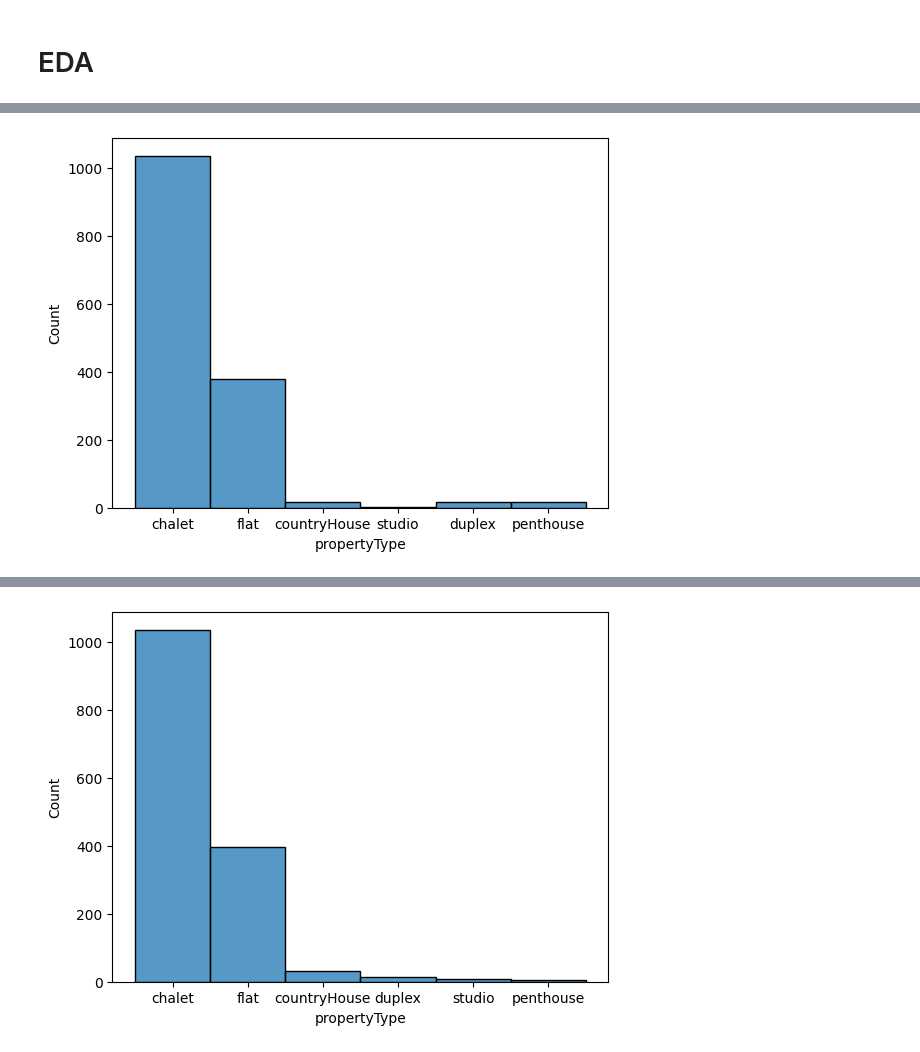
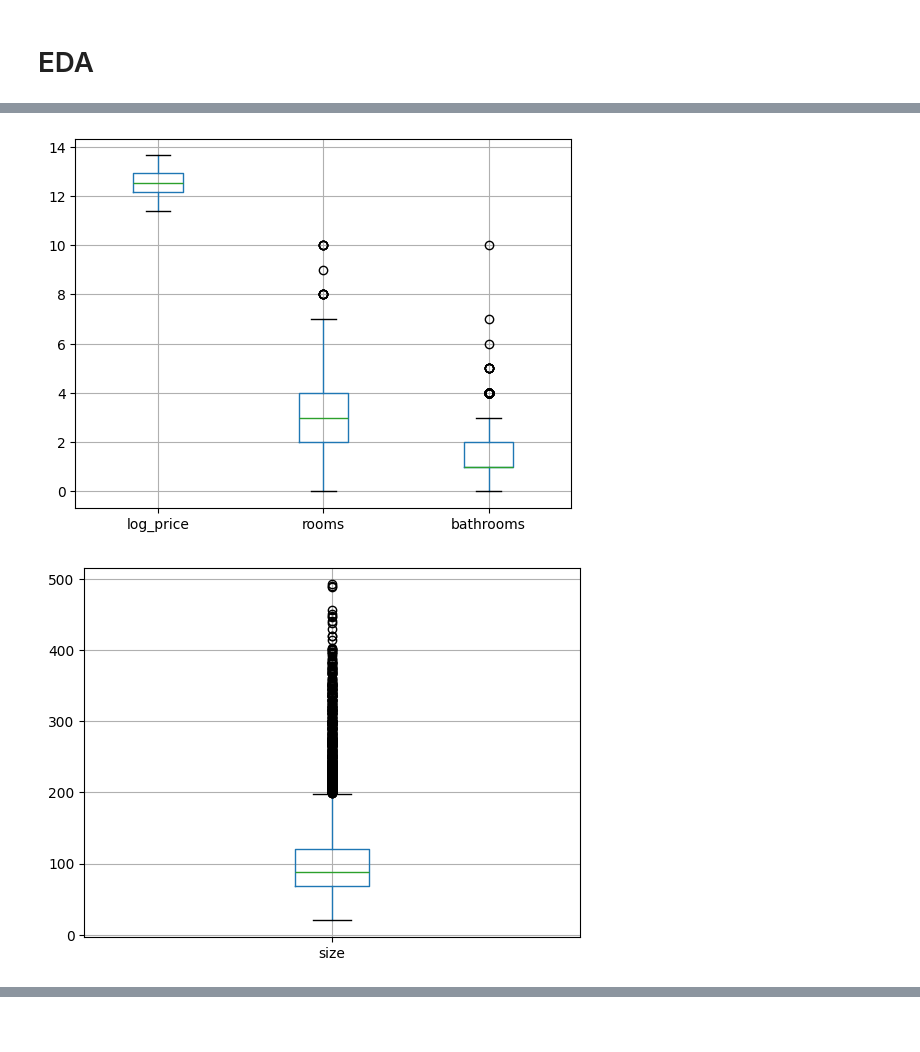
Before and after one commit to nicolasdl97/Project_1, a Jupyter notebook: Notebook/EDA.ipynb, the cells around one changed output, grey strips where cells are left out. Saved outputs shown, nothing was run; the diff lists cells and outputs as text; code cells hidden in the pictures; blank space fills up the shorter version.

Commit message:
Changes Get_data and EDA

```diff
--- a/Notebook/EDA.ipynb
+++ b/Notebook/EDA.ipynb
@@ -5,6 +5,6 @@
 # %%
 import pandas as pd
-file_path=r'data\idealista_bcn_sale_08_2025.csv'
+file_path=r'..\data\idealista_bcn_sale_08_2025.csv'
 df= pd.read_csv(file_path)
 df.info()
 # %% [output]
@@ -62,8 +177,15 @@ Index(['externalReference', 'floor', 'exterior', 'district', 'hasLift',
 # %%
 import matplotlib.pyplot as plt
 import seaborn as sns
-mask_floor=df["floor"].isna()
-sns.histplot(data=df[mask_floor],x="propertyType")
+
+df_final[['log_price','rooms','bathrooms']].boxplot()
 plt.show()
+
+df_final[['size']].boxplot()
+plt.show()
+
+df_final[['price']].boxplot()
+plt.show()
 # %% [output]
-[figure, old version]
+[figure, new version]
+[figure, added]
@@ -70,6 +192,0 @@ plt.show()
-# %%
-mask_exterior=df["exterior"].isna()
-sns.histplot(data=df[mask_exterior],x="propertyType")
-plt.show()
-# %% [output]
-[figure, removed]
```
Also changed, not shown: parts of 18 cells of this notebook, 3 other files.
